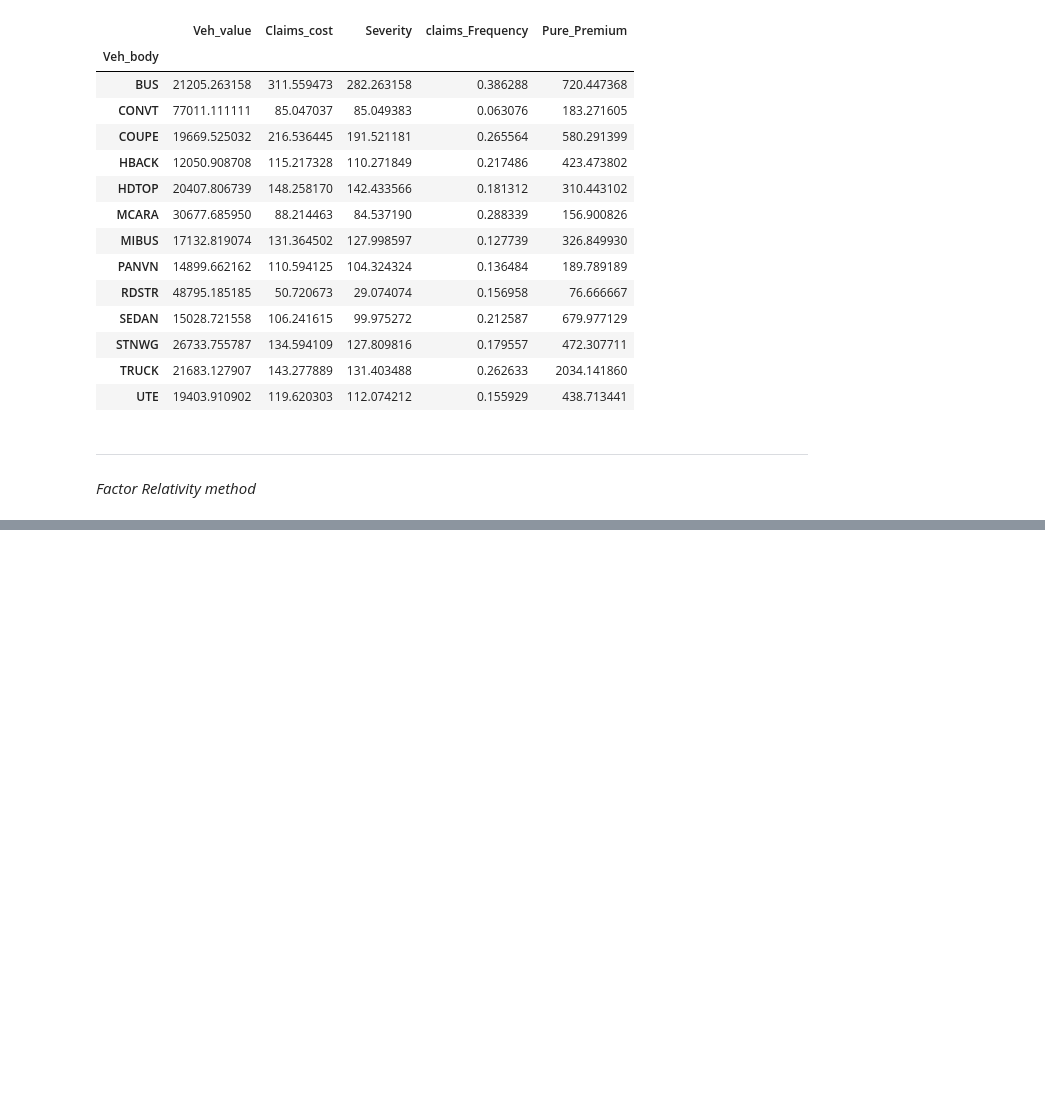
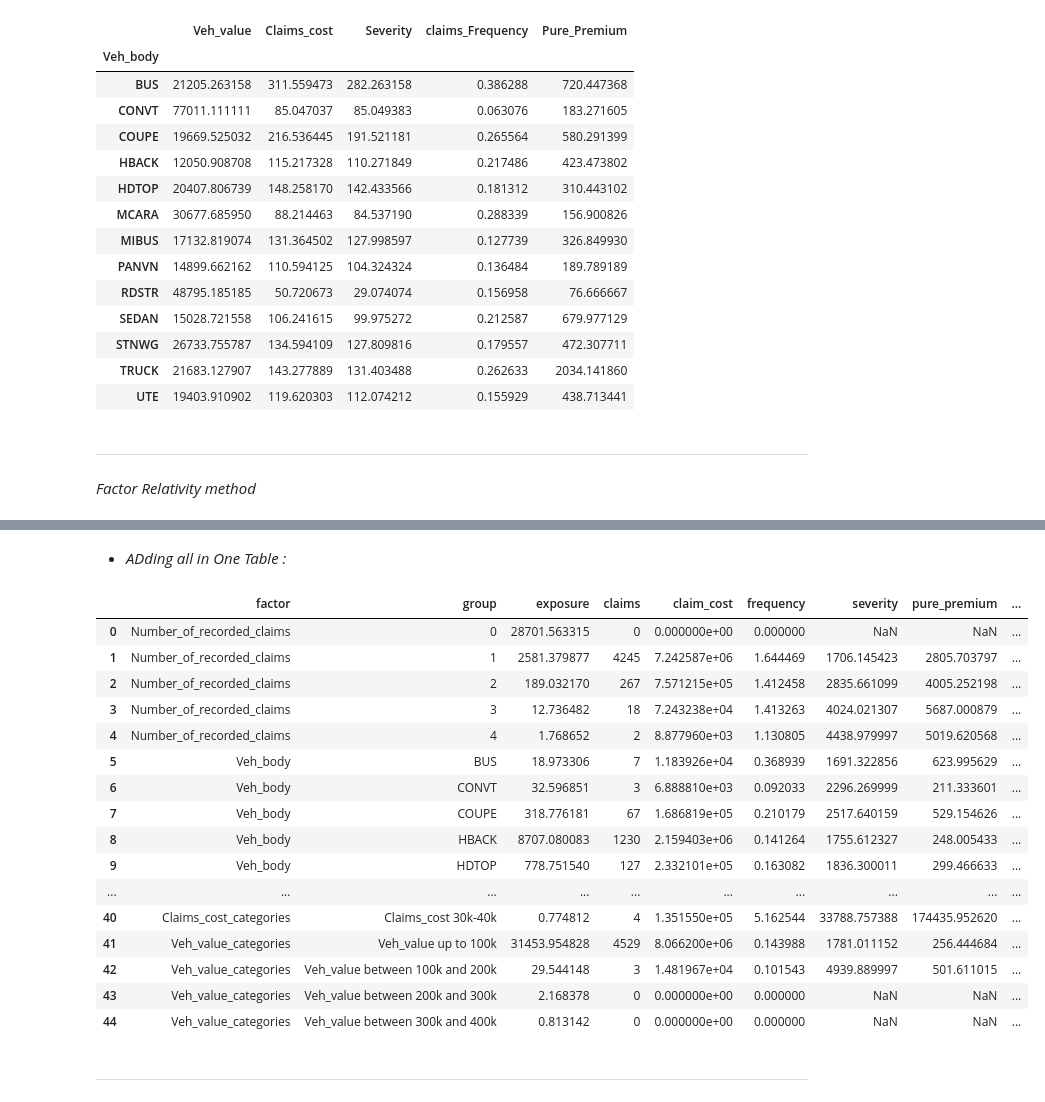
Before and after one commit to omars1234/Auto_Mobile_Inusrance_Analysis, a Jupyter notebook: Project_NoteBook.ipynb, the cells around one changed output, grey strips where cells are left out. Drawn from its saved outputs; the diff is of its cells as text; code cells hidden in the pictures; blank space fills up the shorter version.

Commit message:
adding factor relativity

```diff
--- a/Project_NoteBook.ipynb
+++ b/Project_NoteBook.ipynb
@@ -563,0 +621,56 @@ tariff
+# %% [markdown]
+* *ADding all in One Table :*
+# %%
+def actual_relativity_table_all(data,Group,claim_recorded,claims_cost,Exposure):
+
+    total_exposure = data[Exposure].sum()
+    total_cost     = data[claims_cost].sum()
+
+    overall_pp = total_cost / total_exposure     # Overall Pure Premium
+    temp = data.groupby(Group).agg(
+            exposure=(Exposure, "sum"),
+            claims=(claim_recorded, "sum"),
+            claim_cost=(claims_cost, "sum")
+        ).reset_index()
+
+    temp["frequency"] = temp["claims"] / temp["exposure"]
+    temp["severity"] = temp["claim_cost"] / temp["claims"]
+    temp["pure_premium"] = temp["frequency"] * temp["severity"]
+
+    temp["actual_claims_relativity"] = temp["pure_premium"] / overall_pp
+
+    temp["factor"] = Group
+    temp["group"]  = temp[Group]
+    temp = temp.drop(columns=[Group])
+
+    return temp
+# %%
+factors = df.select_dtypes(include=['object','category']).columns.tolist()
+
+tables = []
+for f in factors:
+    results=actual_relativity_table_all(data=df,Group=f,claim_recorded="Claim_recorded",claims_cost="Claims_cost",Exposure="Exposure")
+
+    tables.append(results)
+
+relativity_df = pd.concat(tables, ignore_index=True)
+relativity_df=pd.concat([relativity_df.iloc[:, -2:], relativity_df.iloc[:, :-2]], axis=1)
+relativity_df
+# %% [output]
+|  | factor | group | exposure | claims | claim_cost | frequency | severity | pure_premium | ... |
+| 0 | Number_of_recorded_claims | 0 | 28701.563315 | 0 | 0.000000e+00 | 0.000000 | NaN | NaN | ... |
+| 1 | Number_of_recorded_claims | 1 | 2581.379877 | 4245 | 7.242587e+06 | 1.644469 | 1706.145423 | 2805.703797 | ... |
+| 2 | Number_of_recorded_claims | 2 | 189.032170 | 267 | 7.571215e+05 | 1.412458 | 2835.661099 | 4005.252198 | ... |
+| 3 | Number_of_recorded_claims | 3 | 12.736482 | 18 | 7.243238e+04 | 1.413263 | 4024.021307 | 5687.000879 | ... |
+| 4 | Number_of_recorded_claims | 4 | 1.768652 | 2 | 8.877960e+03 | 1.130805 | 4438.979997 | 5019.620568 | ... |
+| 5 | Veh_body | BUS | 18.973306 | 7 | 1.183926e+04 | 0.368939 | 1691.322856 | 623.995629 | ... |
+| 6 | Veh_body | CONVT | 32.596851 | 3 | 6.888810e+03 | 0.092033 | 2296.269999 | 211.333601 | ... |
+| 7 | Veh_body | COUPE | 318.776181 | 67 | 1.686819e+05 | 0.210179 | 2517.640159 | 529.154626 | ... |
+| 8 | Veh_body | HBACK | 8707.080083 | 1230 | 2.159403e+06 | 0.141264 | 1755.612327 | 248.005433 | ... |
+| 9 | Veh_body | HDTOP | 778.751540 | 127 | 2.332101e+05 | 0.163082 | 1836.300011 | 299.466633 | ... |
+| ... | ... | ... | ... | ... | ... | ... | ... | ... | ... |
+| 40 | Claims_cost_categories | Claims_cost 30k-40k | 0.774812 | 4 | 1.351550e+05 | 5.162544 | 33788.757388 | 174435.952620 | ... |
+| 41 | Veh_value_categories | Veh_value up to 100k | 31453.954828 | 4529 | 8.066200e+06 | 0.143988 | 1781.011152 | 256.444684 | ... |
+| 42 | Veh_value_categories | Veh_value between 100k and 200k | 29.544148 | 3 | 1.481967e+04 | 0.101543 | 4939.889997 | 501.611015 | ... |
+| 43 | Veh_value_categories | Veh_value between 200k and 300k | 2.168378 | 0 | 0.000000e+00 | 0.000000 | NaN | NaN | ... |
+| 44 | Veh_value_categories | Veh_value between 300k and 400k | 0.813142 | 0 | 0.000000e+00 | 0.000000 | NaN | NaN | ... |
@@ -563,0 +679,2 @@ tariff
+# %% [markdown]
+---
```
Also changed, not shown: parts of 36 cells of this notebook, 4 other files.
